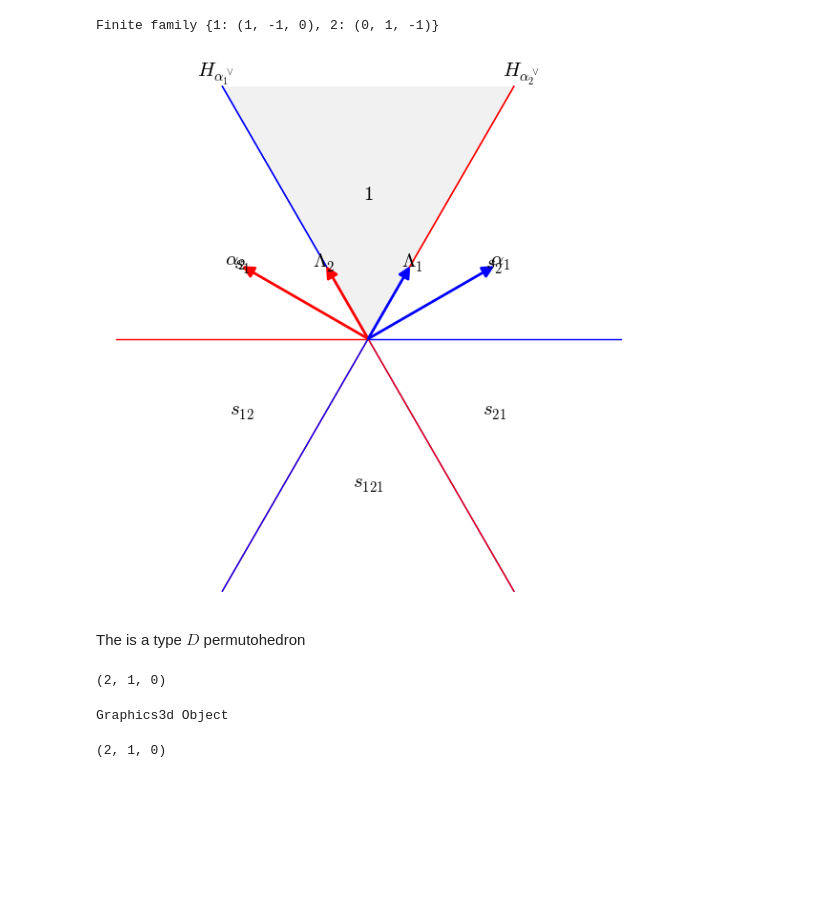
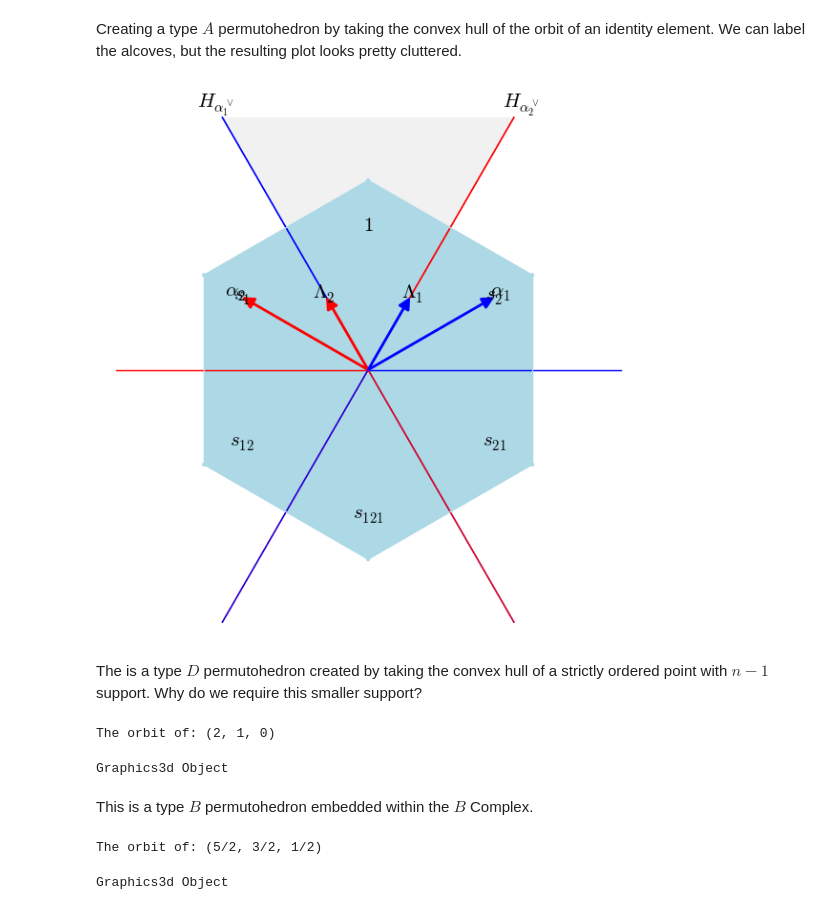
Before and after one commit to MaCaki/sage, a Jupyter notebook: Permutohedra for classical reflection groups.ipynb, the cells around one changed output. Saved outputs shown, nothing was run; the diff lists cells and outputs as text; code cells hidden in the pictures; blank space fills up the shorter version.

```diff
--- a/Permutohedra for classical reflection groups.ipynb
+++ b/Permutohedra for classical reflection groups.ipynb
@@ -1,38 +1,58 @@
+# %% [markdown]
+Creating a type $A$ permutohedron by taking the convex hull of the orbit of an identity element.   We can label the alcoves, but the resulting plot looks pretty cluttered.
 # %%
-AA3 = RootSystem(["A",3]).ambient_space().weyl_group()
 V = RootSystem(["A",2]).ambient_space()
+A3 = V.weyl_group()
 e = V.basis()
 Lambda = V.fundamental_weights()
-
 id = e[0] + 2*e[1] + 3*e[2]
-S3 = [w.action(id) for w in AA3]
+S3 = [w.action(id) for w in A3]
-# %%
-V.simple_roots()
-# %% [output]
-Finite family {1: (1, -1, 0), 2: (0, 1, -1)}
-# %%
-V.plot(alcoves=True, alcove_labels=True)
-# %% [output]
-[figure, removed]
+# %%
+plot_opt = V.plot_parse_options()
+verts = [1.3*plot_opt.projection(s) for s in S3]
+
+plt = V.plot(alcoves=True, alcove_labels=True)
+Perm_A3 = Polyhedron(vertices = verts)
+
+plt = plt + Perm_A3.plot(color="lightblue")
+show(plt, axes=false)
+# %% [output]
+[figure, added]
+# %% [markdown]
+The is a type $D$ permutohedron created by taking the convex hull of a strictly ordered point with $n-1$ support. Why do we require this smaller support?
+# %%
+L = RootSystem(["D",3]).ambient_space()
+rho = L.rho()
+print("The orbit of: " + str(rho))
+plot_options = L.plot_parse_options()
+W = L.weyl_group()
+g = W.cayley_graph(side="right")
+positions = [plot_options.projection(w.action(rho)) for w in W]
+
+
+plt = L.plot(alcoves=True)
+perm_D3 = Polyhedron(vertices = positions)
+plt += perm_D3.plot()
+show(plt, axes=false)
+# %% [output]
+The orbit of: (2, 1, 0)
+Graphics3d Object
 # %% [markdown]
-The is a type $D$ permutohedron
+This is a type $B$ permutohedron embedded within the $B$ Complex.
 # %%
-L = RootSystem(["D",3]).ambient_space()
+L = RootSystem(["B",3]).ambient_space()
 rho = L.rho()
-print(rho)
+print("The orbit of: " +  str(rho))
 plot_options = L.plot_parse_options()
 W = L.weyl_group()
 g = W.cayley_graph(side="right")
 positions = [plot_options.projection(w.action(rho)) for w in W]
 
-plt = RootSystem(["D",3]).ambient_space().plot(alcoves=True)
+
+plt = L.plot(alcoves=True)
 perm_D3 = Polyhedron(vertices = positions)
 plt += perm_D3.plot()
-plt
+show(plt, axes=false)
 # %% [output]
-(2, 1, 0)
+The orbit of: (5/2, 3/2, 1/2)
 Graphics3d Object
-# %%
-rho
-# %% [output]
-(2, 1, 0)
```
Also changed, not shown: parts of 4 cells of this notebook, 7 other files.
